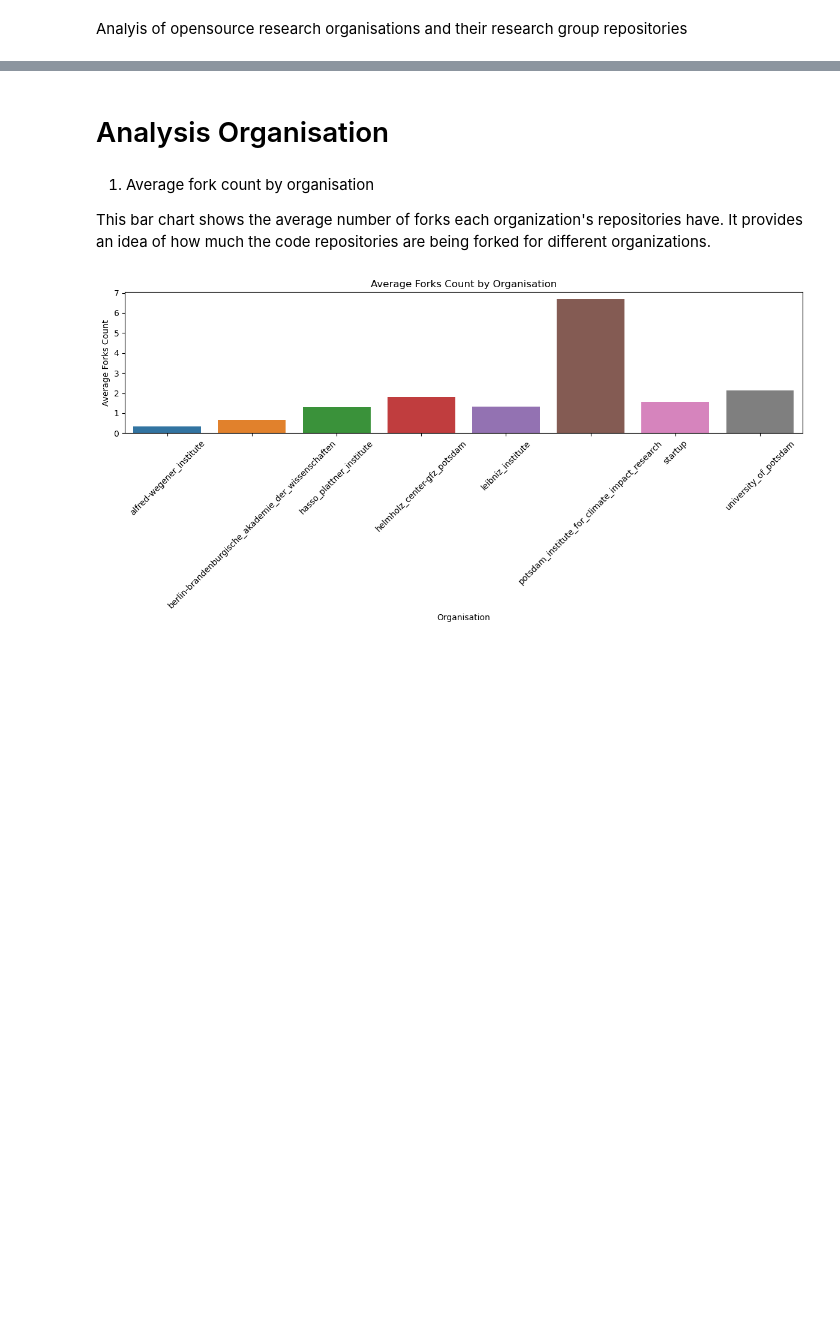
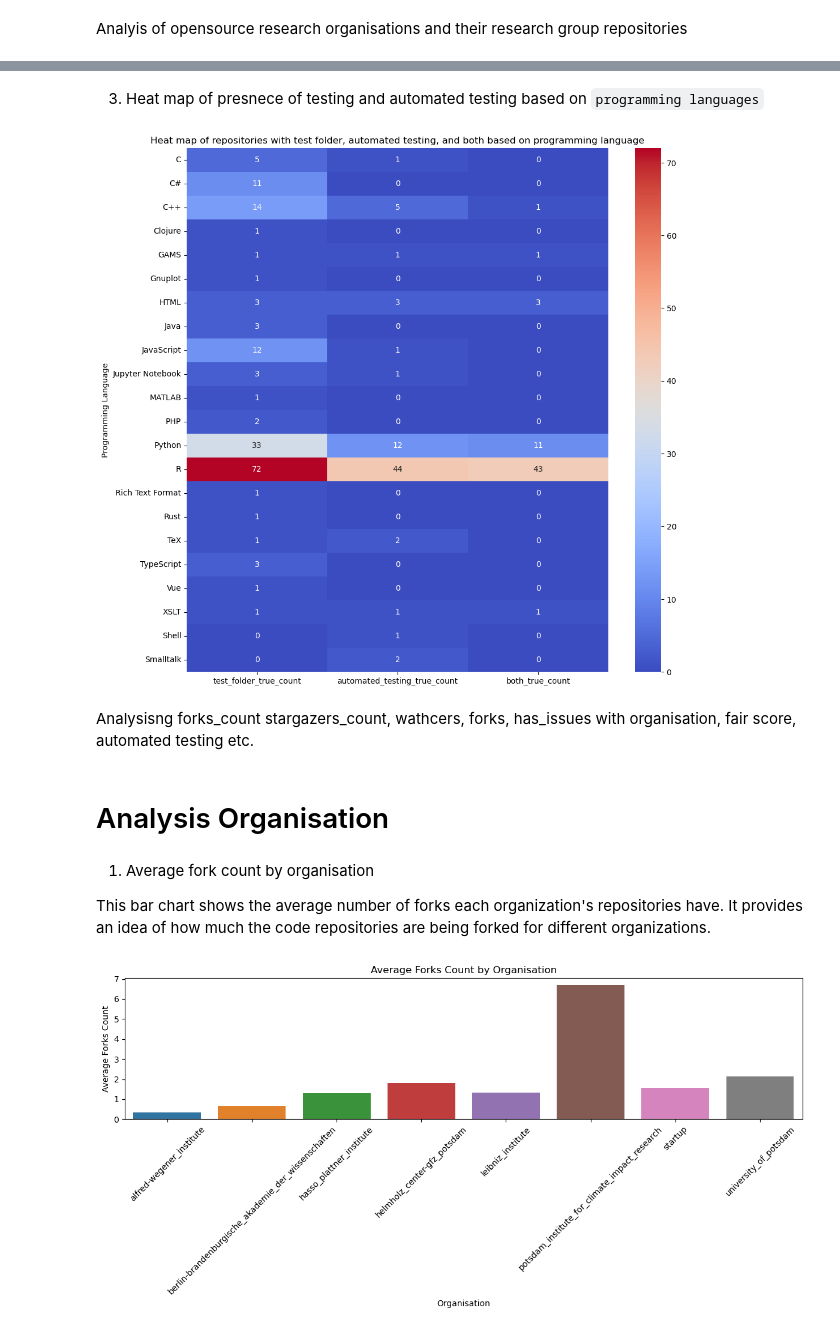
Before and after one commit to Software-Engineering-Group-UP/FAIR-test, a Jupyter notebook: Data_Collection/results/analysis_potsdam.ipynb, the cells around one changed output, grey strips where cells are left out. Drawn from its saved outputs; the diff is of its cells as text; code cells hidden in the pictures; blank space fills up the shorter version.

```diff
--- a/Data_Collection/results/analysis_potsdam.ipynb
+++ b/Data_Collection/results/analysis_potsdam.ipynb
@@ -95,0 +136,32 @@ df_grouped_with_issues = df_filtered.groupby('organisation').mean().reset_index(
+# %% [markdown]
+3. Heat map of presnece of testing and automated testing based on ``programming languages``
+# %%
+# Include the 'language' column for filtering and grouping
+df_filtered_language = df[['language', 'test_folder', 'automated_testing']]
+
+# Filter the data to create subsets where 'test_folder=True', 'automated_testing=True', and both are true
+test_folder_true_lang = df_filtered_language[df_filtered_language['test_folder'] == True]
+automated_testing_true_lang = df_filtered_language[df_filtered_language['automated_testing'] == True]
+both_true_lang = df_filtered_language[(df_filtered_language['test_folder'] == True) & (df_filtered_language['automated_testing'] == True)]
+
+# Group each subset by 'language' and count the occurrences
+grouped_test_folder_true_lang = test_folder_true_lang.groupby('language').size().reset_index(name='test_folder_true_count')
+grouped_automated_testing_true_lang = automated_testing_true_lang.groupby('language').size().reset_index(name='automated_testing_true_count')
+grouped_both_true_lang = both_true_lang.groupby('language').size().reset_index(name='both_true_count')
+
+# Combine these counts into a single DataFrame
+combined_df_lang = pd.merge(grouped_test_folder_true_lang, grouped_automated_testing_true_lang, on='language', how='outer')
+combined_df_lang = pd.merge(combined_df_lang, grouped_both_true_lang, on='language', how='outer')
+combined_df_lang.fillna(0, inplace=True)
+
+# Create a heat map based on the combined data
+plt.figure(figsize=(12, 12))
+sns.heatmap(combined_df_lang.set_index('language'), annot=True, fmt='.0f', cmap='coolwarm', cbar=True)
+plt.title('Heat map of repositories with test folder, automated testing, and both based on programming language')
+plt.xlabel('')
+plt.ylabel('Programming Language')
+plt.show()
+# %% [output]
+[figure, added]
+# %% [markdown]
+Analysisng forks_count stargazers_count, wathcers, forks, has_issues with organisation, fair score, automated testing etc.
```
Also changed, not shown: parts of 22 cells of this notebook.
